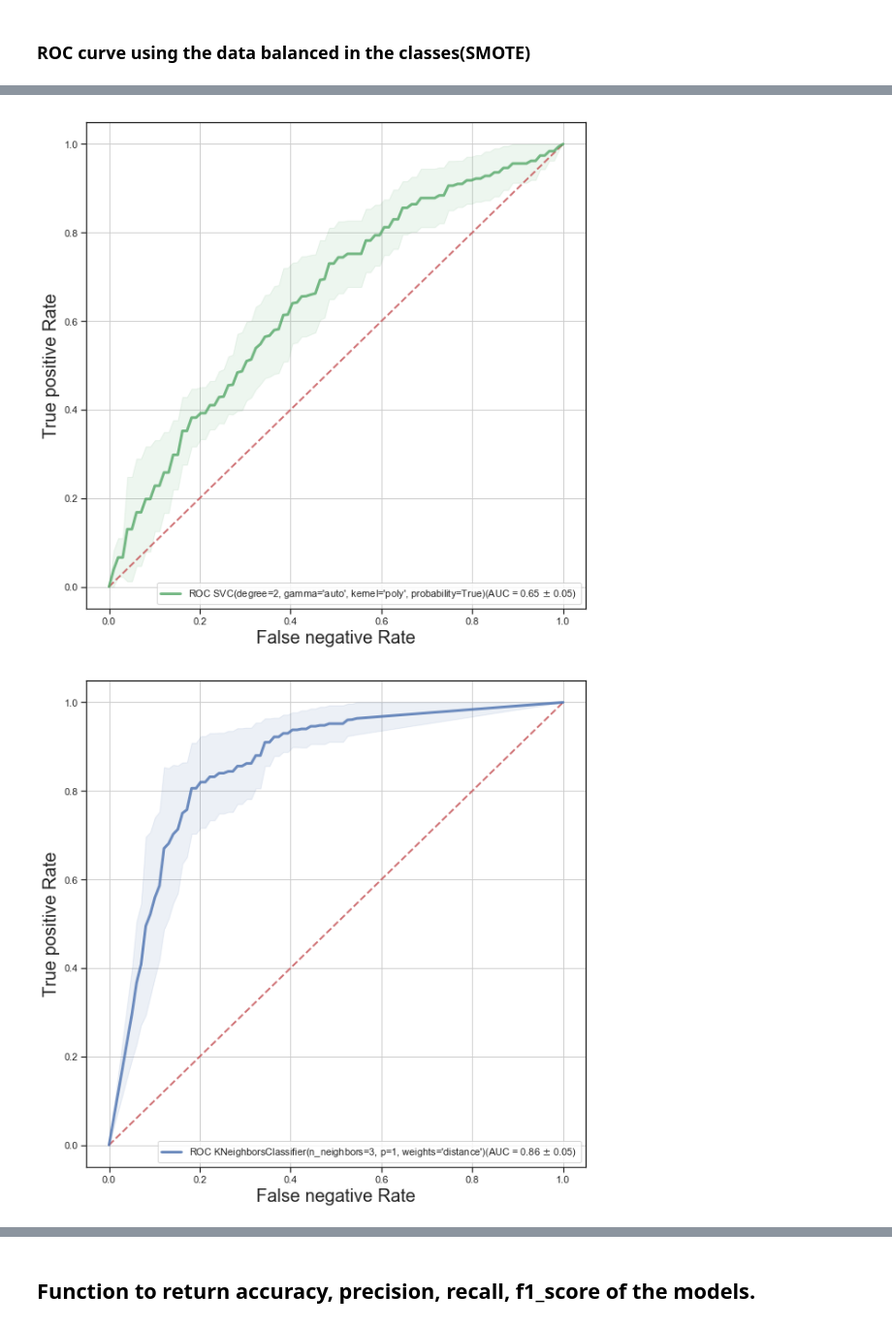
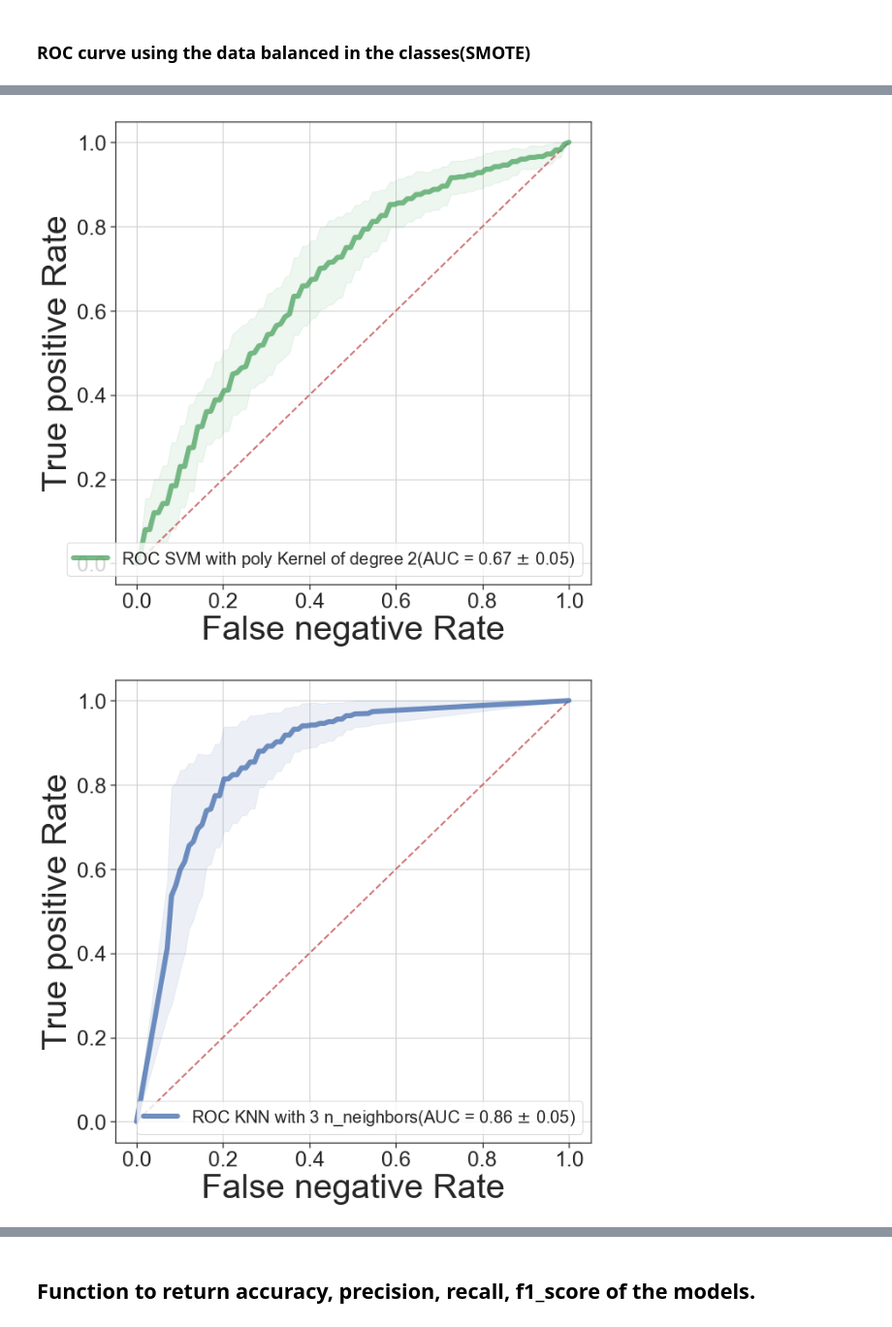
Before and after one commit to gmichelcarvalho/SCC5948_Ciencia-de-dados, a Jupyter notebook: Projeto.ipynb, the cells around one changed output, grey strips where cells are left out. Shown at 97% size. Cells and saved outputs as stored; diff of their text form; code cells hidden in the pictures.

```diff
--- a/Projeto.ipynb
+++ b/Projeto.ipynb
@@ -424,7 +505,7 @@ models = {
     "SVM with poly Kernel of degree 2": SVC(kernel = 'poly', degree=2, gamma='auto',probability=True),
     "KNN with 3 n_neighbors": KNeighborsClassifier(n_neighbors=3,weights='distance',p=1),
     "Decision Tree Using entropy": DecisionTreeClassifier(criterion='entropy',class_weight='balanced'),
-    "Random Forest": RandomForestClassifier(n_estimators=100,criterion="gini",class_weight='balanced'),
+    "Random Forest": RandomForestClassifier(n_estimators=600,criterion="gini",class_weight='balanced'),
     #"Perceptron": Perceptron(eta0=0.01, random_state=0, max_iter=1000,tol=0.10),
     "MLP with  hidden layers = (100,100)": MLPClassifier(hidden_layer_sizes=(100,100), max_iter=1000)
 }
@@ -466,7 +547,7 @@ from sklearn.metrics import auc
 from sklearn.metrics import roc_curve
 from sklearn.metrics import roc_auc_score
 # %%
-def plot_mean_roc(classifier,X,y,colors):
+def plot_mean_roc(classifier,X,y,colors,name_model):
     cv = StratifiedKFold(n_splits=10)
     if isinstance(X, pd.core.frame.DataFrame):
         X = X.values
@@ -505,8 +586,8 @@ def plot_mean_roc(classifier,X,y,colors):
 
 
     plt.plot(mean_fpr, mean_tpr, color=colors,
-            label=r'ROC ' + str(classifier)+'(AUC = %0.2f $\pm$ %0.2f)' % (mean_auc, std_auc),
-            lw=3, alpha=.8)
+            label=r'ROC ' + name_model +'(AUC = %0.2f $\pm$ %0.2f)' % (mean_auc, std_auc),
+            lw=6, alpha=.8)
 
     std_tpr = np.std(tprs, axis=0)
     tprs_upper = np.minimum(mean_tpr + std_tpr, 1)
@@ -516,15 +597,15 @@ def plot_mean_roc(classifier,X,y,colors):
     plt.xlim(-0.05, 1.05)
     plt.ylim(-0.05, 1.05)
 
-
-    plt.ylabel('True positive Rate',fontsize=20)
-    plt.xlabel('False negative Rate',fontsize=20)
-    plt.legend(loc="lower right")
+    plt.tick_params(labelsize=25)
+    plt.ylabel('True positive Rate',fontsize=40)
+    plt.xlabel('False negative Rate',fontsize=40)
+    plt.legend(loc="lower right", prop={'size': 20})
     plt.grid()
     plt.show()
 # %%
 colors = ['m','k','g','b','r','c','y']
 # %%
 for i in range(len(names_models)):
-    plot_mean_roc(models[names_models[i]], X,y,colors=colors[i])
+    plot_mean_roc(models[names_models[i]], X,y,colors=colors[i],name_model=names_models[i])
 # %% [output]
@@ -606,5 +666,5 @@ We note, using the data balanced we have an improvement in the accuracy of the m
 ### ROC curve using the data balanced in the classes(SMOTE)
 # %%
 for i in range(len(names_models)):
-    plot_mean_roc(models[names_models[i]], X_ban,y_ban,colors=colors[i])
+    plot_mean_roc(models[names_models[i]], X_ban,y_ban,colors=colors[i],name_model=names_models[i])
 # %% [output]
@@ -613,2 +673,2 @@ for i in range(len(names_models)):
-[figure, old version]
+[figure, new version]
-[figure, old version]
+[figure, new version]
```
Also changed, not shown: parts of 68 cells of this notebook.
